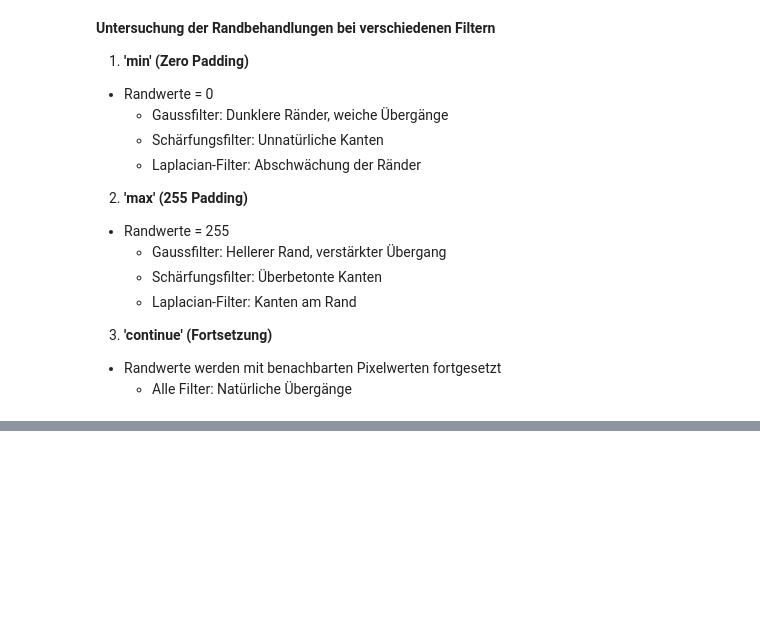
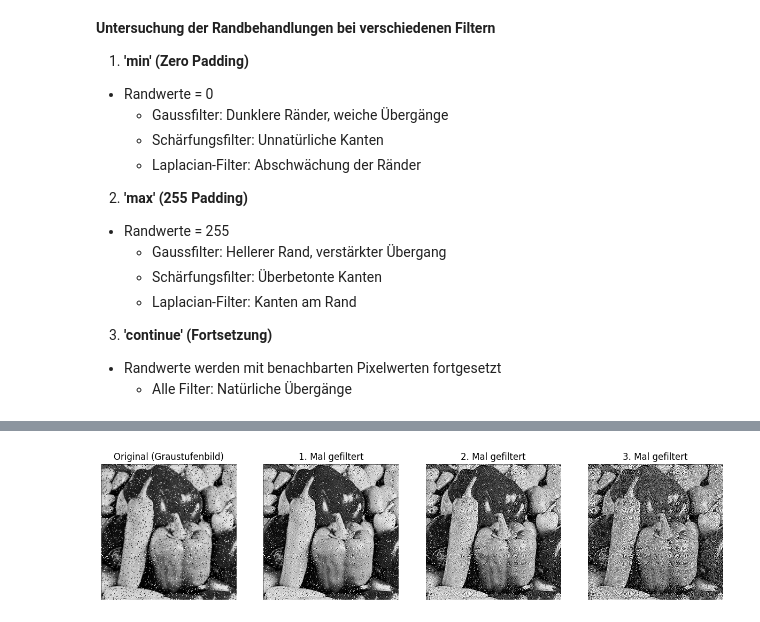
Before and after one commit to ellen313/2D-Computer-Vision, a Jupyter notebook: Abgabe_3/abgabe3.ipynb, the cells around one changed output, grey strips where cells are left out. Saved outputs shown, nothing was run; the diff lists cells and outputs as text; code cells hidden in the pictures; blank space fills up the shorter version.

```diff
--- a/Abgabe_3/abgabe3.ipynb
+++ b/Abgabe_3/abgabe3.ipynb
@@ -246,0 +347,31 @@ Gefiltert mit 'min':
+# %%
+#2. Anwendung des Filters (oben 1. Anwendung)
+filtered_img = filter(images[1], sharpen_filter, 1)
+filtered_img2 = filter(filtered_img, sharpen_filter, 1)
+filtered_img3 = filter(filtered_img2, sharpen_filter, 1)
+
+plt.figure(figsize=(15, 9))
+
+plt.subplot(1, 4, 1)
+plt.title("Original (Graustufenbild)")
+plt.imshow(images[1], cmap='gray')
+plt.axis('off')
+
+plt.subplot(1, 4, 2)
+plt.title("1. Mal gefiltert")
+plt.imshow(filtered_img, cmap='gray')
+plt.axis('off')
+
+plt.subplot(1, 4, 3)
+plt.title("2. Mal gefiltert")
+plt.imshow(filtered_img2, cmap='gray')
+plt.axis('off')
+
+plt.subplot(1, 4, 4)
+plt.title("3. Mal gefiltert")
+plt.imshow(filtered_img3, cmap='gray')
+plt.axis('off')
+
+plt.show()
+# %% [output]
+[figure, added]
```
Also changed, not shown: parts of 11 cells of this notebook.
